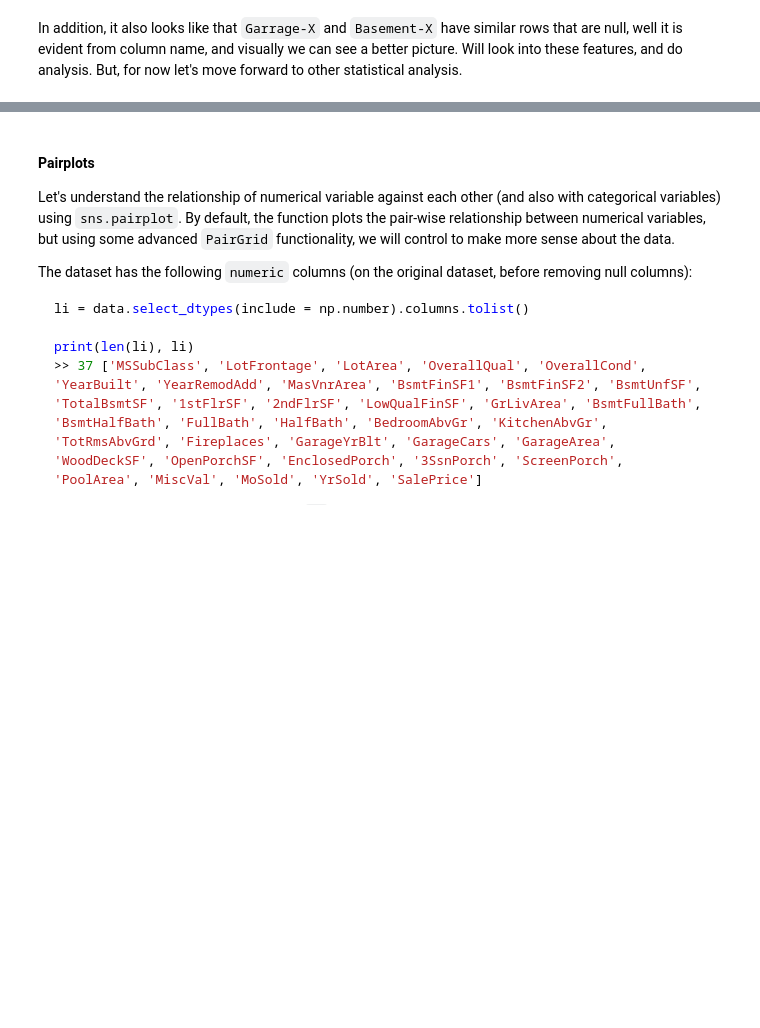
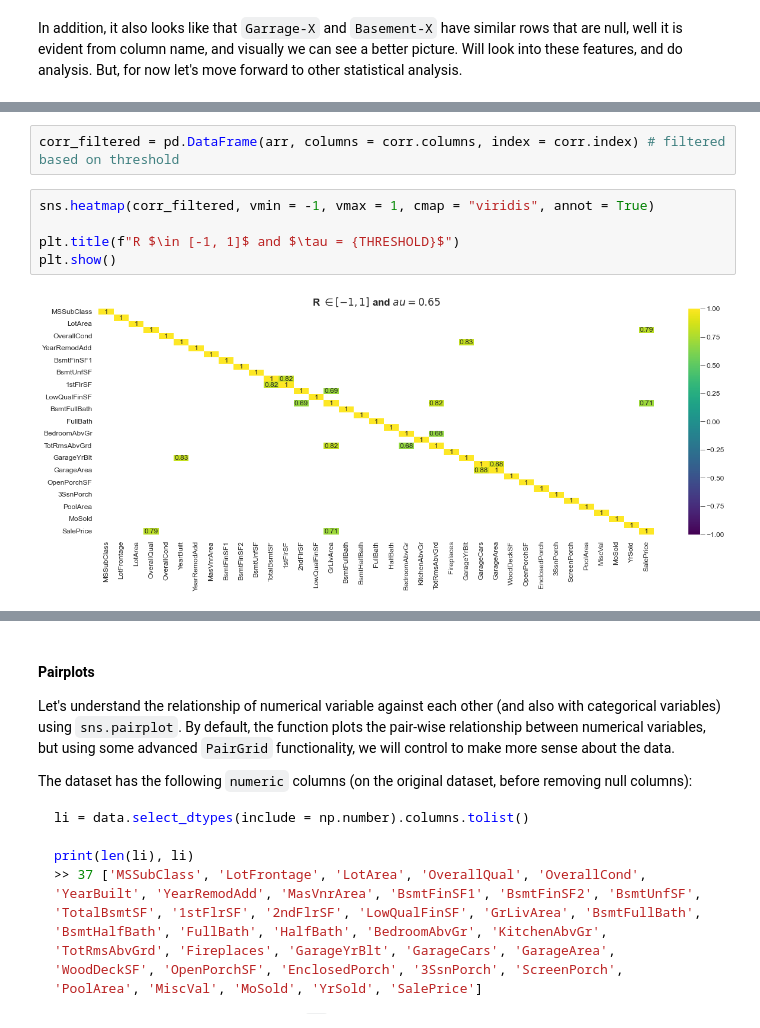
Before and after one commit to ZenithClown/self-development, a Jupyter notebook: competitions/kaggle/House Prices - Advanced Regression Techniques/Data Analysis.ipynb, the cells around one changed output, grey strips where cells are left out. Cells and saved outputs as stored; diff of their text form; blank space fills up the shorter version.

```diff
--- a/competitions/kaggle/House Prices - Advanced Regression Techniques/Data Analysis.ipynb
+++ b/competitions/kaggle/House Prices - Advanced Regression Techniques/Data Analysis.ipynb
@@ -263,0 +313,9 @@ In addition, it also looks like that `Garrage-X` and `Basement-X` have similar r
+# %%
+corr_filtered = pd.DataFrame(arr, columns = corr.columns, index = corr.index) # filtered based on threshold
+# %%
+sns.heatmap(corr_filtered, vmin = -1, vmax = 1, cmap = "viridis", annot = True)
+
+plt.title(f"R $\in [-1, 1]$ and $\tau = {THRESHOLD}$")
+plt.show()
+# %% [output]
+[figure, added]
```
Also changed, not shown: parts of 15 cells of this notebook.
